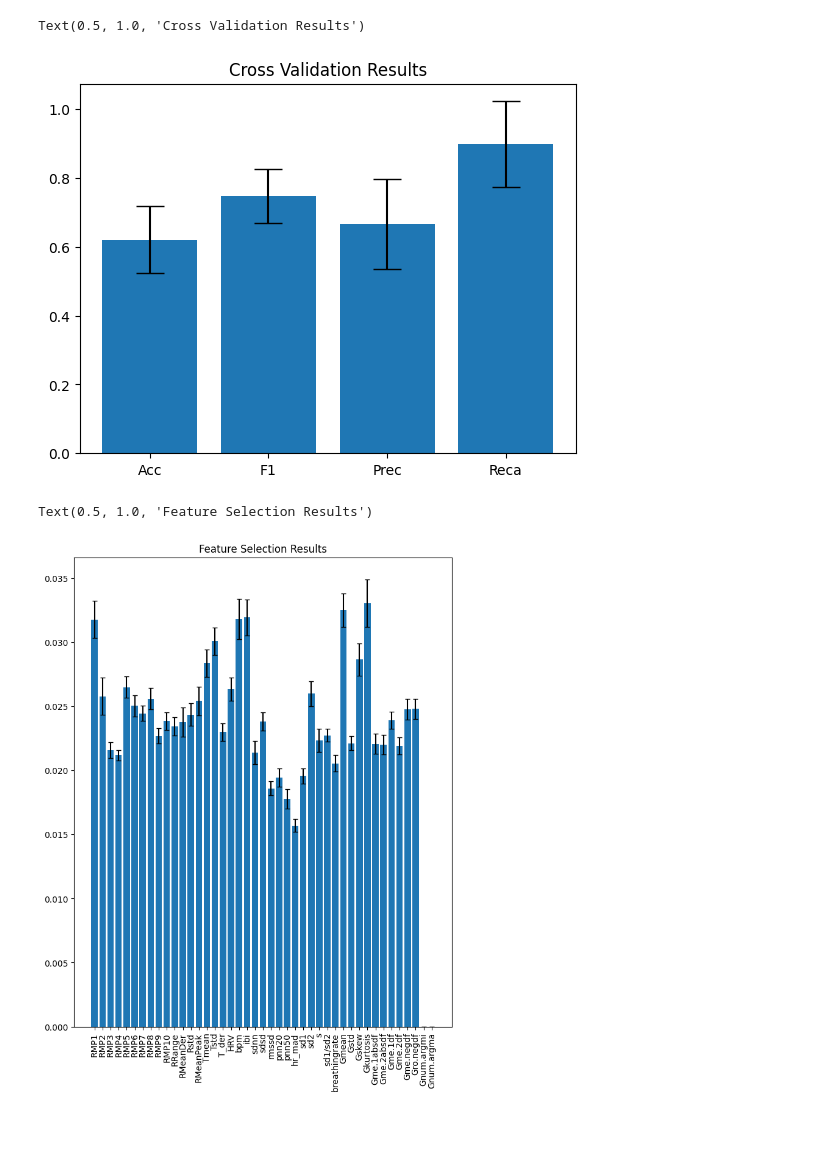
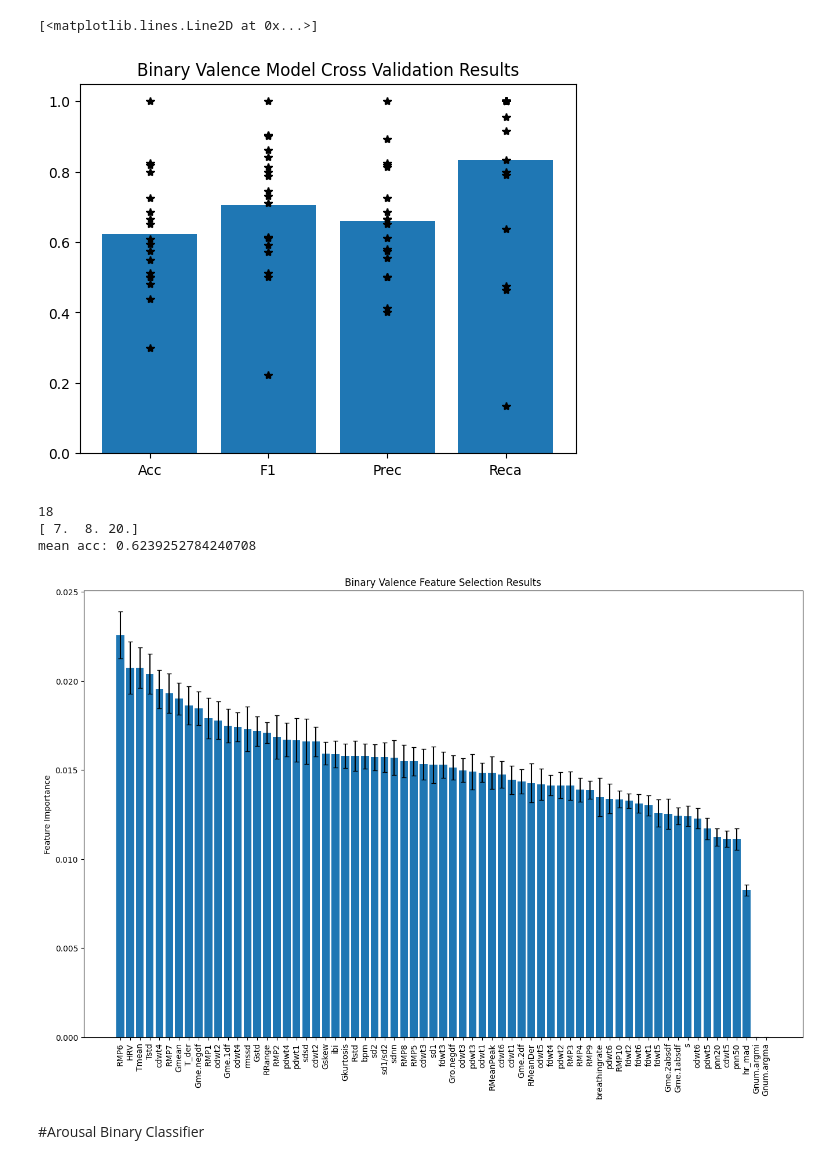
Before and after one commit to Simurgh818/BMED_6517_emotional_state_classifier, a Jupyter notebook: Basic_Model.ipynb, the cells around one changed output. Saved outputs shown, nothing was run; the diff lists cells and outputs as text; code cells hidden in the pictures; blank space fills up the shorter version.

Commit message:
Basic model update for feature selection. Added in SVC too

```diff
--- a/Basic_Model.ipynb
+++ b/Basic_Model.ipynb
@@ -18,4 +39,10 @@ feat_names = feats[0,1:]
 data = feats[1:,:]
 data = data.astype(float)
 labels = np.load('labels_1_22.npy')
-y = labels[1:,0].astype(float)
+y = labels[1:,:2].astype(float)
+data = np.hstack([data,dwts])
+feat_names = np.hstack([feat_names,dwt_names])
+data = data[np.where(data[:,0]<=4)]
+y = y[np.where(data[:,0]<=4)]
+print(data.shape)
+print(feat_names.shape)
@@ -42,6 +74,5 @@ y = np.delete(y,bad_idx,axis=0)
 bad_idx = np.unique(np.where(data==-1)[0])
 data = np.delete(data,bad_idx,axis=0)
 y = np.delete(y,bad_idx,axis=0)
-y = y.reshape((len(y),1))
 # %%
 print(data.shape)
@@ -55,4 +86,8 @@ y[np.where(y<4.5)] = 0
 y[np.where(y>=4.5)] = 1
 # %%
 data.shape
+y_multi = y
+y_valence = y_multi[:,0].reshape((y.shape[0],1))
+y_arousal = y_multi[:,1].reshape((y.shape[0],1))
+y.shape
 # %% [output]
@@ -68,9 +105,9 @@ for j in np.unique(data[:,0]):
     row_idx = data[:,0] == j
     keep_idx = ~row_idx
     x_train = data[keep_idx,1:]
-    y_train = y[keep_idx,0]
+    y_train = y_valence[keep_idx,0]
     x_val = data[row_idx,1:]
-    y_val = y[row_idx,0]
+    y_val = y_valence[row_idx,0]
     model = RandomForestClassifier(n_estimators=1000)
     print(x_train.shape)
     print(np.unique(y_train))
@@ -117,26 +164,52 @@ x_pos = np.arange(len(means))
 mets = ['Acc','F1','Prec','Reca']
 
 fig,ax = plt.subplots()
-ax.bar(x_pos,means,yerr=errors,align='center',ecolor='black',capsize=10)
+ax.bar(x_pos,means,align='center',ecolor='black',capsize=10)
 ax.set_xticks(x_pos)
 ax.set_xticklabels(mets)
-ax.set_title('Cross Validation Results')
+ax.set_title('Binary Valence Model Cross Validation Results')
+ax.plot(np.zeros((len(acc),1)),acc,'*k')
+ax.plot(np.ones((len(f1),1)),f1,'*k')
+ax.plot(np.ones((len(prec),1))*2,prec,'*k')
+ax.plot(np.ones((len(recall),1))*3,recall,'*k')
 # %% [output]
-Text(0.5, 1.0, 'Cross Validation Results')
+[<matplotlib.lines.Line2D at 0x...>]
-[figure, old version]
+[figure, new version]
+# %%
+subjs = np.unique(data[:,0])
+print(len(subjs))
+idx = np.where(np.array(acc)<.5)
+print(subjs[idx])
+print('mean acc:' , acc_avg)
+# %% [output]
+18
+[ 7.  8. 20.]
+mean acc: 0.6239252784240708
 # %%
 # plot feature importance results
 feat_imps = np.vstack(feature_importance)
 feat_imp_avg = feat_imps.mean(0)
 feat_imp_std = feat_imps.std(0)
 
+sorted_imps_idx = np.argsort(feat_imp_avg)
+sorted_imps_idx = np.flip(sorted_imps_idx)
+sorted_imp_avg = feat_imp_avg[sorted_imps_idx]
+sorted_imp_std = feat_imp_std[sorted_imps_idx]
+sorted_feat_names = feat_names[sorted_imps_idx]
+
 x_pos = np.arange(len(feat_names))
 
-fig,ax = plt.subplots(figsize=(8,10))
-ax.bar(x_pos,feat_imp_avg,yerr=feat_imp_std,align='center',ecolor='black',capsize=3)
+best_val_feats = sorted_imps_idx[:10]
+best_val_feats_names = sorted_feat_names[:10]
+
+fig,ax = plt.subplots(figsize=(16,10))
+ax.bar(x_pos,sorted_imp_avg,yerr=sorted_imp_std,align='center',ecolor='black',capsize=3)
 ax.set_xticks(x_pos)
-ax.set_xticklabels(feat_names,rotation=90)
-ax.set_title('Feature Selection Results')
+ax.set_xticklabels(sorted_feat_names,rotation=90)
+ax.set_title('Binary Valence Feature Selection Results')
+ax.set_ylabel('Feature Importance')
+plt.savefig('Feature_Importance_updated.png')
 # %% [output]
-Text(0.5, 1.0, 'Feature Selection Results')
-[figure, old version]
+[figure, new version]
+# %% [markdown]
+#Arousal Binary Classifier
```
Also changed, not shown: parts of 33 cells of this notebook, 1 other file.
